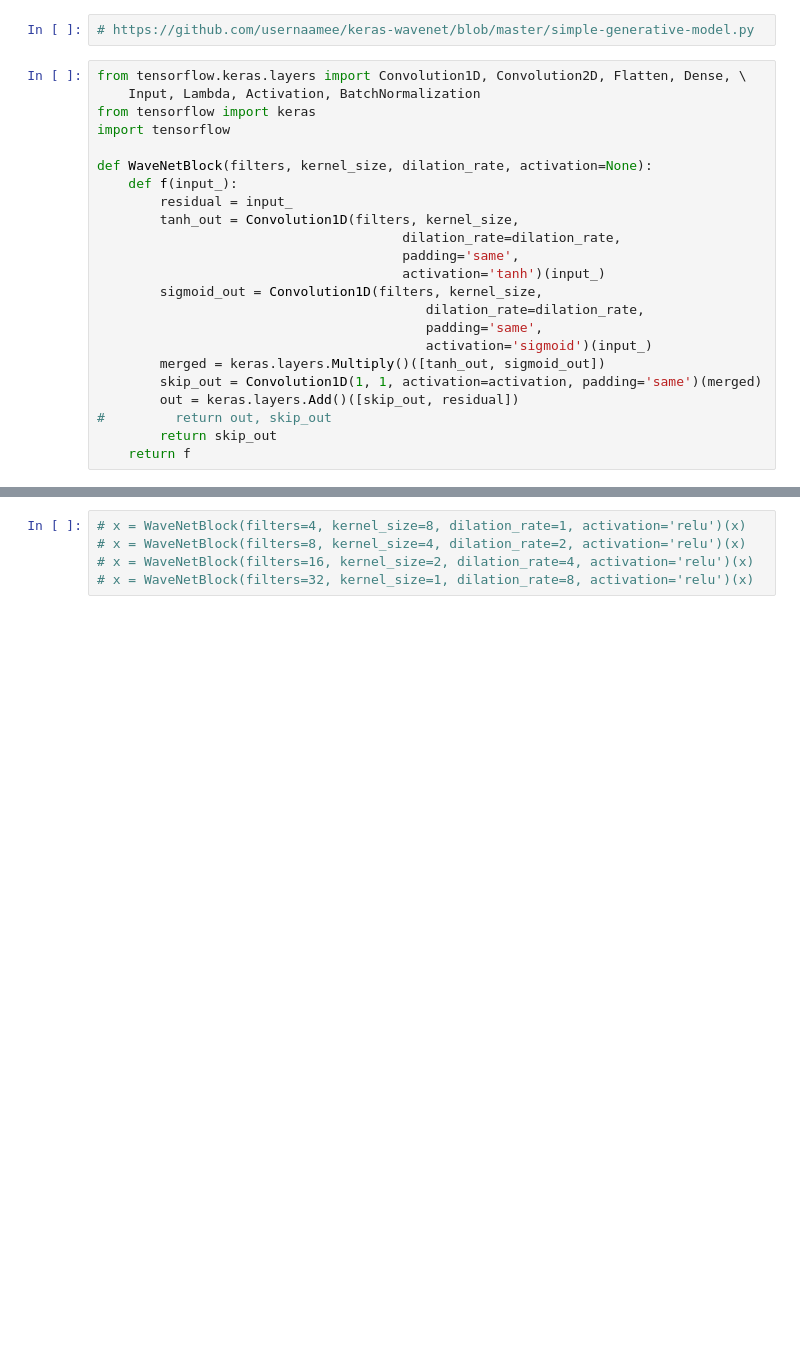
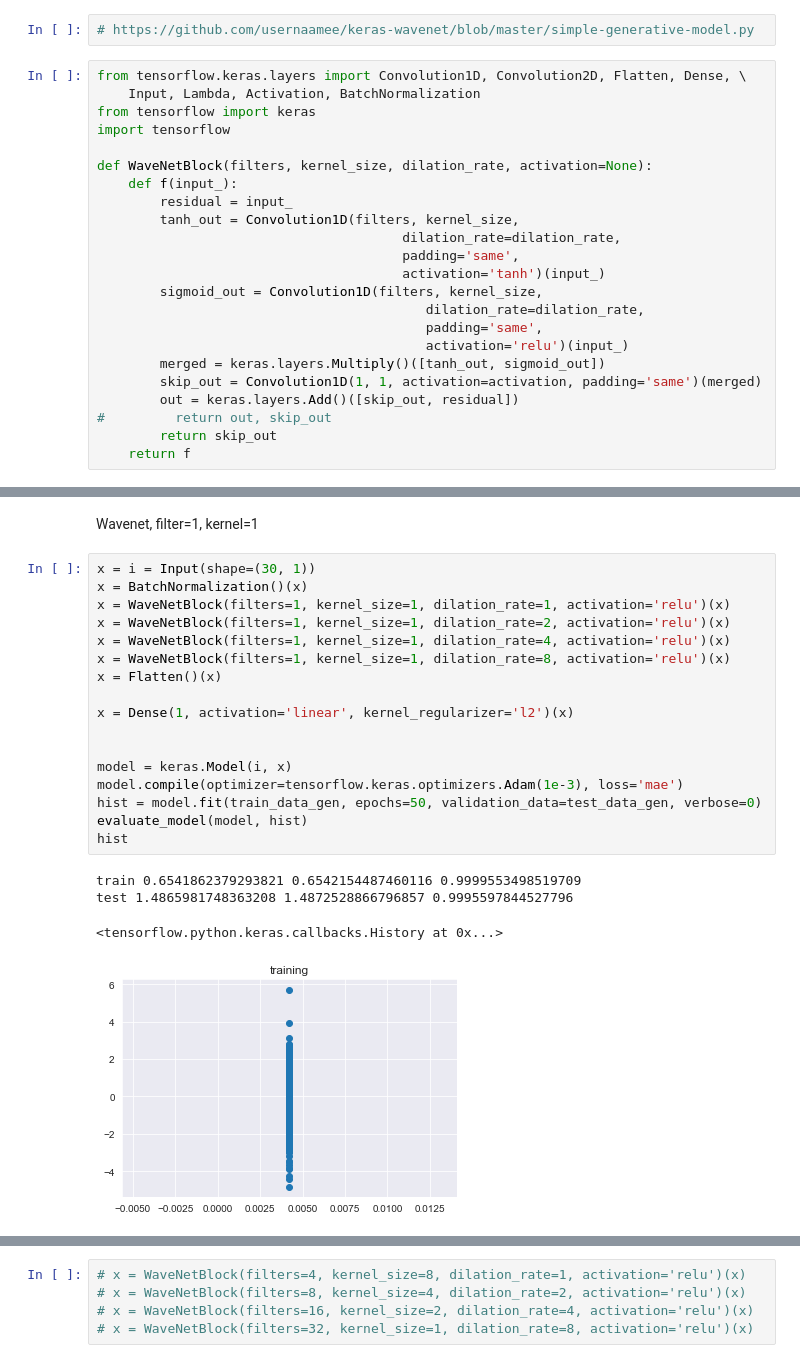
Before and after one commit to navin9292/Google_Wavenet-_Model, a Jupyter notebook: wavenet.ipynb, the cells around one changed output, grey strips where cells are left out. Cells and saved outputs as stored; diff of their text form; blank space fills up the shorter version.

```diff
--- a/wavenet.ipynb
+++ b/wavenet.ipynb
@@ -62,7 +50,7 @@ def WaveNetBlock(filters, kernel_size, dilation_rate, activation=None):
         sigmoid_out = Convolution1D(filters, kernel_size,
                                           dilation_rate=dilation_rate,
                                           padding='same',
-                                          activation='sigmoid')(input_)
+                                          activation='relu')(input_)
         merged = keras.layers.Multiply()([tanh_out, sigmoid_out])
         skip_out = Convolution1D(1, 1, activation=activation, padding='same')(merged)
         out = keras.layers.Add()([skip_out, residual])
@@ -100,0 +100,24 @@ hist
+# %% [markdown]
+Wavenet, filter=1, kernel=1
+# %%
+x = i = Input(shape=(30, 1))
+x = BatchNormalization()(x)
+x = WaveNetBlock(filters=1, kernel_size=1, dilation_rate=1, activation='relu')(x)
+x = WaveNetBlock(filters=1, kernel_size=1, dilation_rate=2, activation='relu')(x)
+x = WaveNetBlock(filters=1, kernel_size=1, dilation_rate=4, activation='relu')(x)
+x = WaveNetBlock(filters=1, kernel_size=1, dilation_rate=8, activation='relu')(x)
+x = Flatten()(x)
+
+x = Dense(1, activation='linear', kernel_regularizer='l2')(x)
+
+
+model = keras.Model(i, x)
+model.compile(optimizer=tensorflow.keras.optimizers.Adam(1e-3), loss='mae')
+hist = model.fit(train_data_gen, epochs=50, validation_data=test_data_gen, verbose=0)
+evaluate_model(model, hist)
+hist
+# %% [output]
+train 0.6541862379293821 0.6542154487460116 0.9999553498519709
+test 1.4865981748363208 1.4872528866796857 0.9995597844527796
+<tensorflow.python.keras.callbacks.History at 0x...>
+[figure, added]
```
Also changed, not shown: parts of 18 cells of this notebook.
